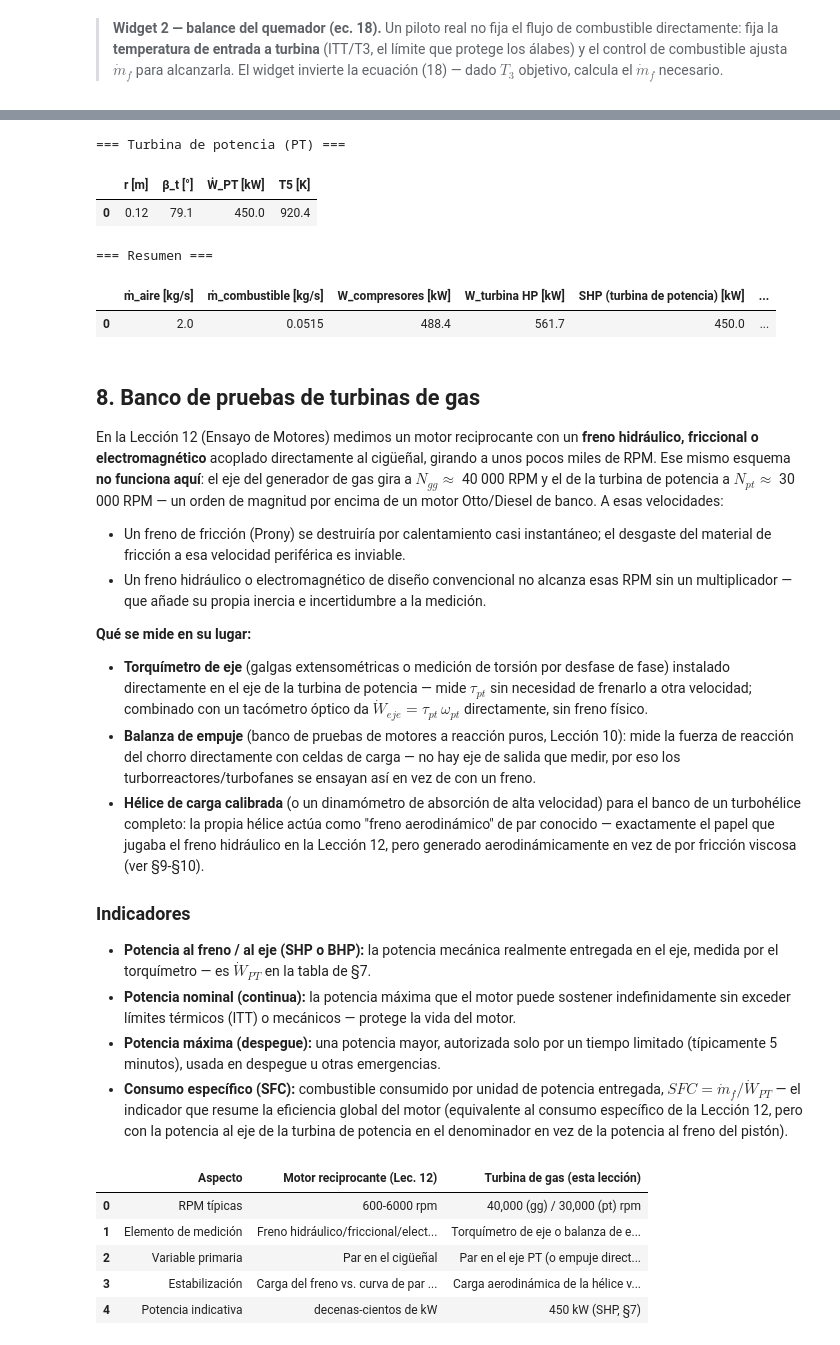
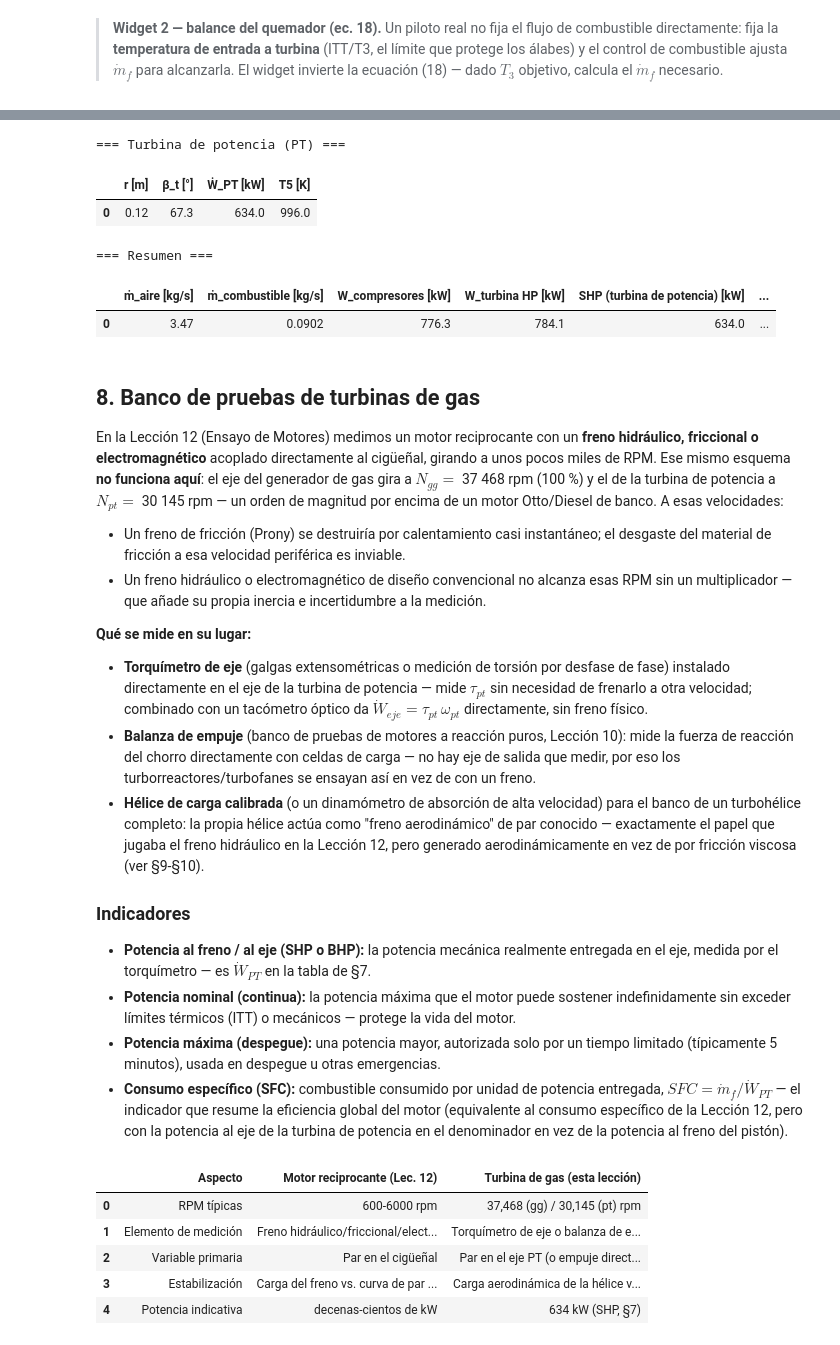
Before and after one commit to camilobayonaroa/ThermalMachines, a Jupyter notebook: notebooks/14_Lección_Modelamiento_Turbina_de_gas.ipynb, the cells around one changed output, grey strips where cells are left out. Cells and saved outputs as stored; diff of their text form; code cells hidden in the pictures.

```diff
--- a/notebooks/14_Lección_Modelamiento_Turbina_de_gas.ipynb
+++ b/notebooks/14_Lección_Modelamiento_Turbina_de_gas.ipynb
@@ -751,7 +721,7 @@ Nota de diseño: el anillo de la turbina HP (r=0.1 m, r0=0.085 m) es deliberadam
 # agresivo que cualquiera de las 2 etapas reales por separado (misma razón que en la turbina HP).
 omega_pt = wp_rpm_nom*2*math.pi/60.0
 rho_gas4 = p3/(Rgas*T4)   # misma convención sin caída de presión adicional
-SHP_target = 450e3
+SHP_target = 634e3   # potencia de despegue certificada (TCDS)
 
 A_pt = math.pi*(pt_turb_stage["r"]**2 - pt_turb_stage["r0"]**2)
 va_pt = (m_gas/rho_gas4)/A_pt
@@ -778,14 +748,14 @@ display(pd.DataFrame([{
 # %% [output]
 === Turbina de potencia (PT) ===
 |  | r [m] | β_t [°] | Ẇ_PT [kW] | T5 [K] |
-| 0 | 0.12 | 79.1 | 450.0 | 920.4 |
+| 0 | 0.12 | 67.3 | 634.0 | 996.0 |
 === Resumen ===
 |  | ṁ_aire [kg/s] | ṁ_combustible [kg/s] | W_compresores [kW] | W_turbina HP [kW] | SHP (turbina de potencia) [kW] | ... |
-| 0 | 2.0 | 0.0515 | 488.4 | 561.7 | 450.0 | ... |
+| 0 | 3.47 | 0.0902 | 776.3 | 784.1 | 634.0 | ... |
 # %% [markdown]
 ## 8. Banco de pruebas de turbinas de gas
 
-En la Lección 12 (Ensayo de Motores) medimos un motor reciprocante con un **freno hidráulico, friccional o electromagnético** acoplado directamente al cigüeñal, girando a unos pocos miles de RPM. Ese mismo esquema **no funciona aquí**: el eje del generador de gas gira a $N_{gg}\approx$ 40 000 RPM y el de la turbina de potencia a $N_{pt}\approx$ 30 000 RPM — un orden de magnitud por encima de un motor Otto/Diesel de banco. A esas velocidades:
+En la Lección 12 (Ensayo de Motores) medimos un motor reciprocante con un **freno hidráulico, friccional o electromagnético** acoplado directamente al cigüeñal, girando a unos pocos miles de RPM. Ese mismo esquema **no funciona aquí**: el eje del generador de gas gira a $N_{gg}=$ 37 468 rpm (100 %) y el de la turbina de potencia a $N_{pt}=$ 30 145 rpm — un orden de magnitud por encima de un motor Otto/Diesel de banco. A esas velocidades:
 
 - Un freno de fricción (Prony) se destruiría por calentamiento casi instantáneo; el desgaste del material de fricción a esa velocidad periférica es inviable.
 - Un freno hidráulico o electromagnético de diseño convencional no alcanza esas RPM sin un multiplicador — que añade su propia inercia e incertidumbre a la medición.
@@ -805,25 +775,25 @@ En la Lección 12 (Ensayo de Motores) medimos un motor reciprocante con un **fre
 # %%
 # Comparación cuantitativa: motor reciprocante (Lección 12) vs. turbohélice (esta lección)
 comparacion = pd.DataFrame([
     {"Aspecto": "RPM típicas", "Motor reciprocante (Lec. 12)": "600-6000 rpm",
      "Turbina de gas (esta lección)": f"{wc_rpm_nom:,.0f} (gg) / {wp_rpm_nom:,.0f} (pt) rpm"},
     {"Aspecto": "Elemento de medición", "Motor reciprocante (Lec. 12)": "Freno hidráulico/friccional/electromagnético",
      "Turbina de gas (esta lección)": "Torquímetro de eje o balanza de empuje"},
     {"Aspecto": "Variable primaria", "Motor reciprocante (Lec. 12)": "Par en el cigüeñal",
      "Turbina de gas (esta lección)": "Par en el eje PT (o empuje directo si es turborreactor)"},
     {"Aspecto": "Estabilización", "Motor reciprocante (Lec. 12)": "Carga del freno vs. curva de par del motor",
      "Turbina de gas (esta lección)": "Carga aerodinámica de la hélice vs. par de la turbina (§9)"},
     {"Aspecto": f"Potencia indicativa", "Motor reciprocante (Lec. 12)": "decenas-cientos de kW",
-     "Turbina de gas (esta lección)": f"{450:.0f} kW (SHP, §7)"},
+     "Turbina de gas (esta lección)": f"{SHP_target/1e3:.0f} kW (SHP, §7)"},
 ])
 display(comparacion)
 # %% [output]
 |  | Aspecto | Motor reciprocante (Lec. 12) | Turbina de gas (esta lección) |
-| 0 | RPM típicas | 600-6000 rpm | 40,000 (gg) / 30,000 (pt) rpm |
+| 0 | RPM típicas | 600-6000 rpm | 37,468 (gg) / 30,145 (pt) rpm |
 | 1 | Elemento de medición | Freno hidráulico/friccional/elect... | Torquímetro de eje o balanza de e... |
 | 2 | Variable primaria | Par en el cigüeñal | Par en el eje PT (o empuje direct... |
 | 3 | Estabilización | Carga del freno vs. curva de par ... | Carga aerodinámica de la hélice v... |
-| 4 | Potencia indicativa | decenas-cientos de kW | 450 kW (SHP, §7) |
+| 4 | Potencia indicativa | decenas-cientos de kW | 634 kW (SHP, §7) |
 # %% [markdown]
 ## 9. Dinámica de dos ejes acoplados: por qué el motor se estabiliza
 
```
Also changed, not shown: parts of 34 cells of this notebook, 14 other files.
